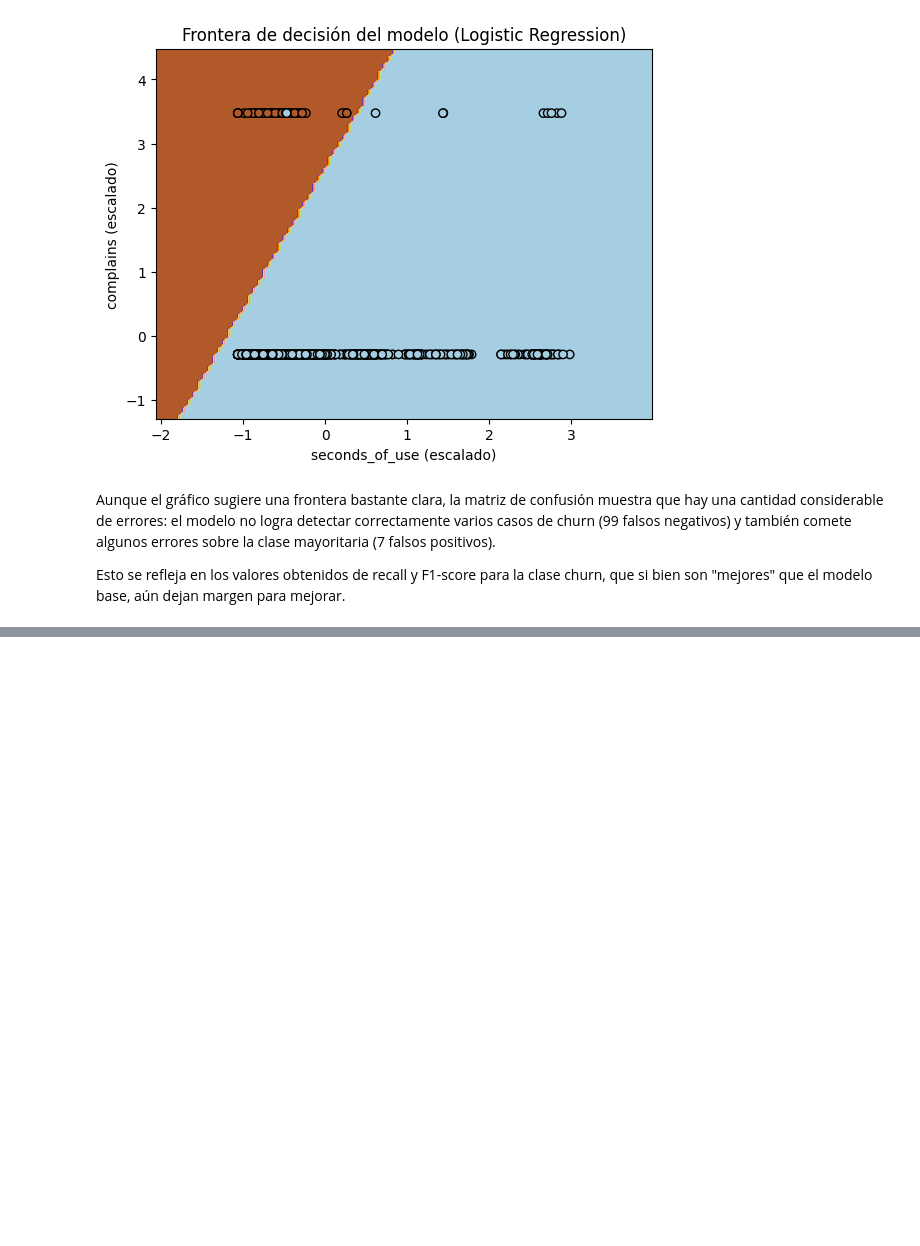
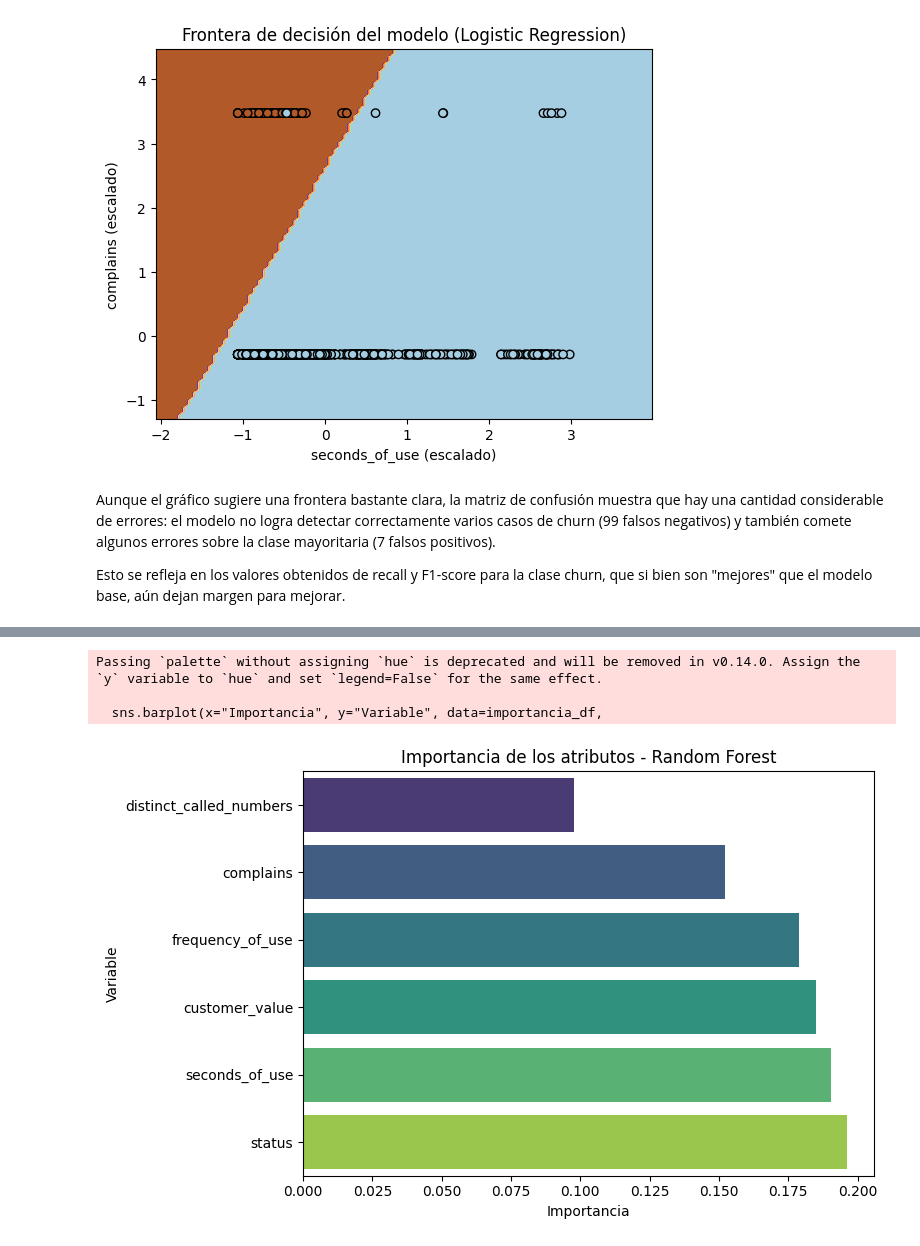
Before and after one commit to Joaquin-Contreras/customer_churn, a Jupyter notebook: customer_churn.ipynb, the cells around one changed output, grey strips where cells are left out. Saved outputs shown, nothing was run; the diff lists cells and outputs as text; code cells hidden in the pictures; blank space fills up the shorter version.

```diff
--- a/customer_churn.ipynb
+++ b/customer_churn.ipynb
@@ -432,3 +384,24 @@ Esto confirma que ciertas variables tienen una influencia clara y directa sobre
+# %%
+# Importancia de los atributos
+importancias = rf_model.feature_importances_
+importancia_df = pd.DataFrame({'Variable': X.columns, 'Importancia':
+importancias})
+importancia_df = importancia_df.sort_values(by="Importancia",
+ascending=True)
+# Gráfico
+plt.figure(figsize=(8,5))
+sns.barplot(x="Importancia", y="Variable", data=importancia_df,
+palette="viridis")
+plt.title("Importancia de los atributos - Random Forest")
+plt.xlabel("Importancia")
+plt.ylabel("Variable")
+plt.tight_layout()
+plt.show()
+# %% [output]
+Passing `palette` without assigning `hue` is deprecated and will be removed in v0.14.0. Assign the `y` variable to `hue` and set `legend=False` for the same effect.
+
+  sns.barplot(x="Importancia", y="Variable", data=importancia_df,
+[figure, added]
 # %% [markdown]
 ### Comparación de modelos y elección final
 
```
Also changed, not shown: parts of 20 cells of this notebook.
